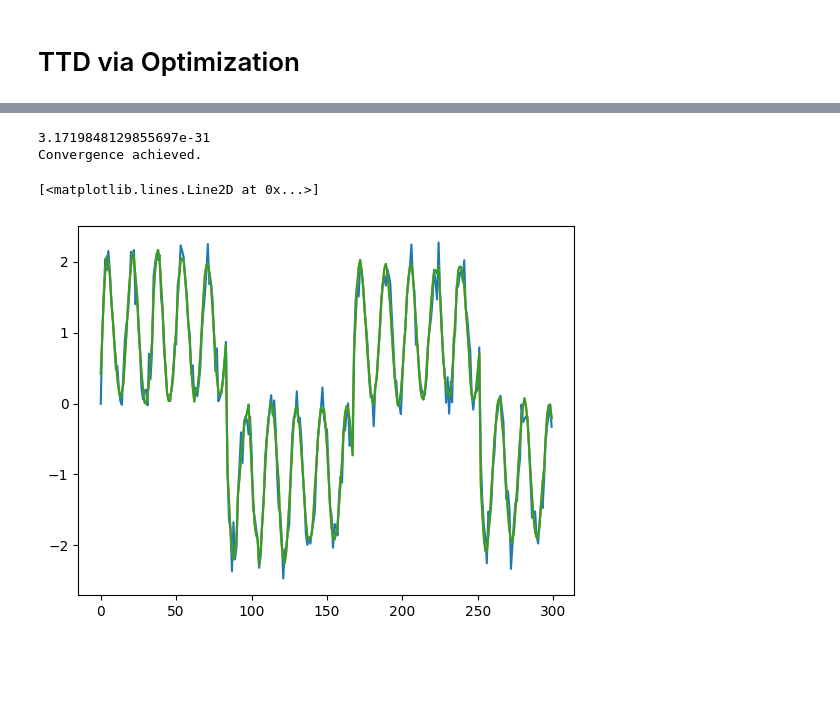
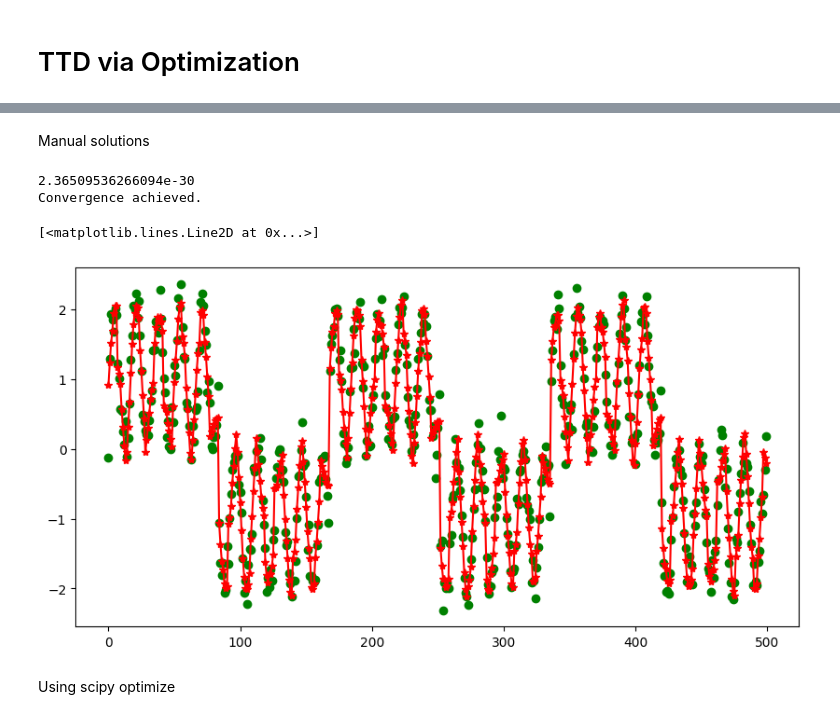
Before and after one commit to ShakirSofi/tensor_train_algorithms, a Jupyter notebook: Tensor_Train_Decomposition.ipynb, the cells around one changed output, grey strips where cells are left out. Saved outputs shown, nothing was run; the diff lists cells and outputs as text; code cells hidden in the pictures; blank space fills up the shorter version.

```diff
--- a/Tensor_Train_Decomposition.ipynb
+++ b/Tensor_Train_Decomposition.ipynb
@@ -114,7 +114,7 @@ Tensor Train: order = 4,
 def rand_cores(shape, rank):
     cores = []
     for k in range(len(shape)):
-        core_k = np.random.randn(rank[k], shape[k], rank[k+1])
+        core_k = np.random.rand(rank[k], shape[k], rank[k+1])
         cores.append(core_k)
     return cores
 
@@ -183,6 +183,6 @@ n=np.prod(shape)
 t = np.linspace(0, 1, n)
 data_ = np.sign(np.sin(10 * np.pi * t)) * (1 + np.sin(100 * np.pi * t)) + 0.2*np.random.randn(n)
 tensor = data_.reshape(shape)
-rank = [1, 3, 4, 3, 1]  # Desired TT rank
+rank = [1, 3, 3, 2, 1]  # Desired TT rank
 # %%
 TTD = TensorTrainDecomposition(tensor, rank)
@@ -207,6 +214,32 @@ def wrapped_loss(flat_cores):
 gradient_fun = grad(wrapped_loss)
 jacobian_fun = jacobian(wrapped_loss)
 hessian_fun = hessian(wrapped_loss)
+# %% [markdown]
+Manual solutions
+# %%
+# Solver CG
+def CG_solver(A, b, x0=None, maxiter=50):
+    (m,n) = A.shape
+    if x0 is None:
+        x0 = np.random.randn(n)
+    resnorm = []
+    r = b-np.dot(A,x0)
+    d = r
+    x = x0
+    for i in range(maxiter):
+        a = (np.dot(r.T,r))/(np.dot(d.T, A@d))
+        x = x + a*d
+        rtmp = r.copy()
+        r = r - a * (A@d)
+
+        if np.linalg.norm(r)<=np.finfo(float).eps:
+           break
+
+        beta = (np.dot(r,r))/(np.dot(rtmp, rtmp))
+        d = r + beta * d
+        resnorm.append(np.linalg.norm(r))
+
+    return resnorm, x
 # %%
 max_iterations = 100
 tolerance = 1e-10
@@ -217,7 +250,7 @@ for iteration in range(max_iterations):
     grad_k = gradient_fun(flat_params)
     hessian_k = hessian_fun(flat_params)
 
-    delta_params = np.linalg.solve(hessian_k, -grad_k) # Gauss-Newton
+    _, delta_params = CG_solver(hessian_k, -grad_k) # Gauss-Newton
     flat_params = flat_params + delta_params
 
     if iteration % 5 == 0:
@@ -228,7 +261,7 @@ for iteration in range(max_iterations):
         print("Convergence achieved.")
         break
 # %% [output]
-3.1719848129855697e-31
+2.36509536266094e-30
 Convergence achieved.
 # %%
 split_indices = np.cumsum([cr.size for cr in cores_init])[:-1]
@@ -237,10 +270,13 @@ cores_h = [p.reshape(cr.shape) for p, cr in zip(cores_h, cores_init)]
 # %%
 th = cores2ten(cores_h)
 TTDf = TTD.full()
-k = 300
-plt.plot(tensor.reshape(-1,1)[:k])
-plt.plot(th.reshape(-1,1)[:k])
-plt.plot(TTDf.reshape(-1,1)[:k])
+k = 500
+plt.figure(figsize=(10,5))
+plt.plot(tensor.reshape(-1,1)[:k], 'go')
+plt.plot(th.reshape(-1,1)[:k], 'r*-')
+# plt.plot(TTDf.reshape(-1,1)[:k], 'b.-')
 # %% [output]
 [<matplotlib.lines.Line2D at 0x...>]
-[figure, old version]
+[figure, new version]
+# %% [markdown]
+Using scipy optimize
```
Also changed, not shown: parts of 6 cells of this notebook.
